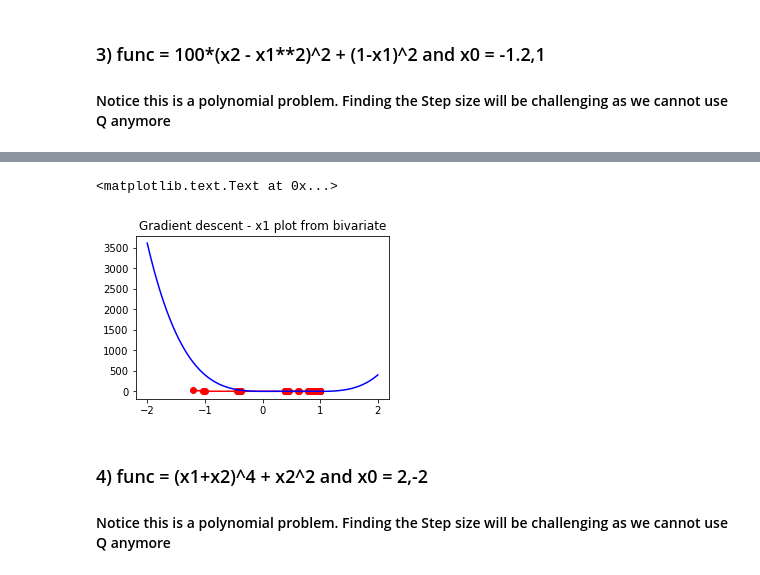
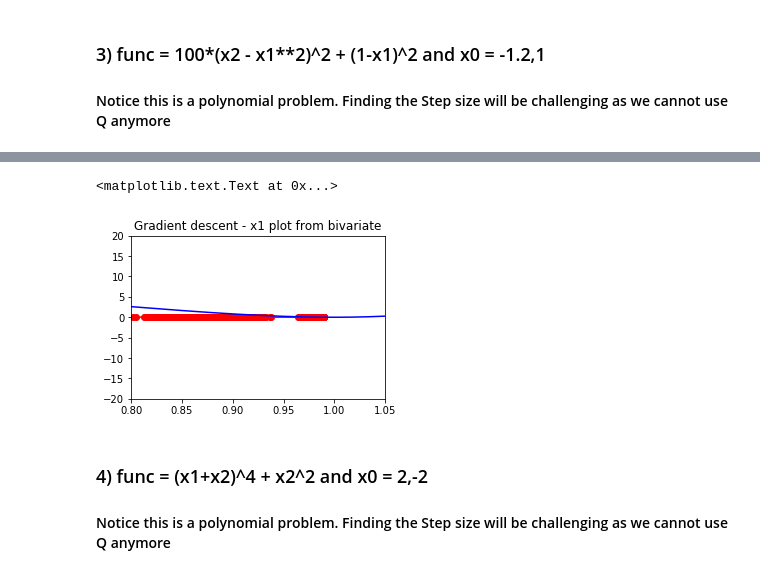
Before and after one commit to royxss/OptimizationAlgo, a Jupyter notebook: Steepest Descent Algorithm.ipynb, the cells around one changed output, grey strips where cells are left out. Drawn from its saved outputs; the diff is of its cells as text; code cells hidden in the pictures.

Commit message:
Added plots

```diff
--- a/Steepest Descent Algorithm.ipynb
+++ b/Steepest Descent Algorithm.ipynb
@@ -469,23 +469,24 @@ runtime:  3.5555245876312256
 # %%
 x = np.linspace(-2,2,10000)
 y = np.linspace(-2,2,10000)
 
 # Get x1 values. i.e. first column from matrix
 x1valsArray = np.asmatrix(np.asarray(xlist))
 x1vals = list(np.squeeze(np.matrix.tolist(x1valsArray[:,0])))
 
 # Plot the descent
 plt.figure(figsize=[10,3])
 plt.subplot(1,2,1)
 plt.scatter(x1vals,ylist,c="r")
 
 plt.plot(x1vals,ylist,c="r")
 plt.plot(x,f(x,y), c="b")
-#plt.xlim([-1,2])
+plt.ylim([-20,20])
+plt.xlim([0.8,1.05])
 plt.title("Gradient descent - x1 plot from bivariate")
 # %% [output]
 <matplotlib.text.Text at 0x...>
-[figure, old version]
+[figure, new version]
 # %% [markdown]
 ### 4) func = (x1+x2)^4 + x2^2 and x0 = 2,-2
 #### Notice this is a polynomial problem. Finding the Step size will be challenging as we cannot use Q anymore
```
Also changed, not shown: parts of 7 cells of this notebook, 1 other file.
